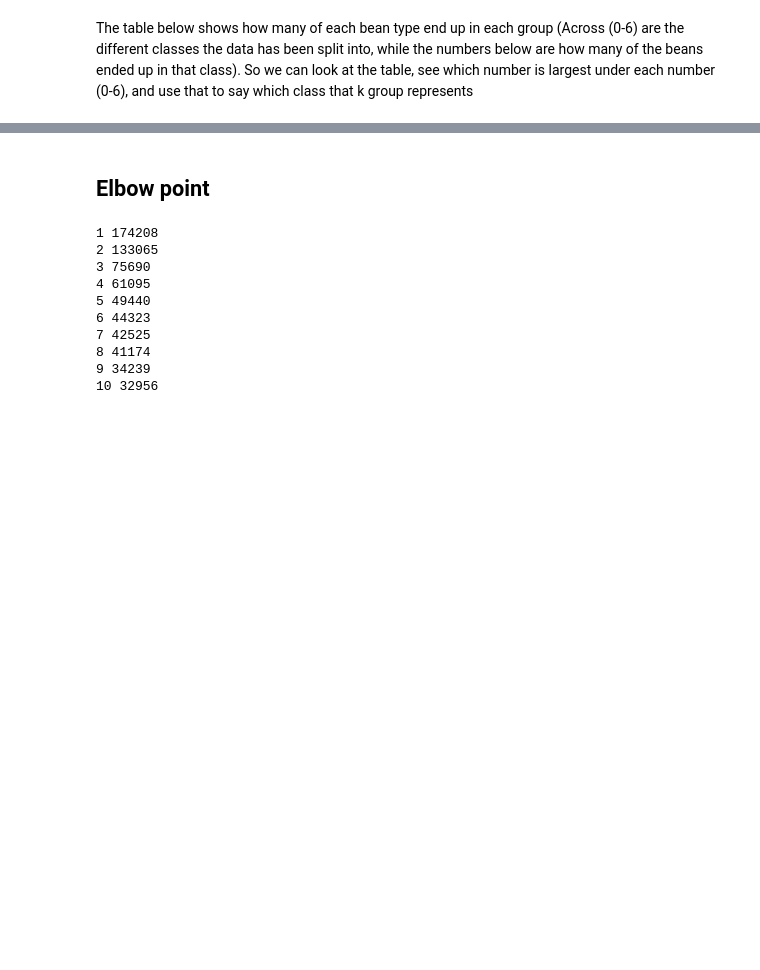
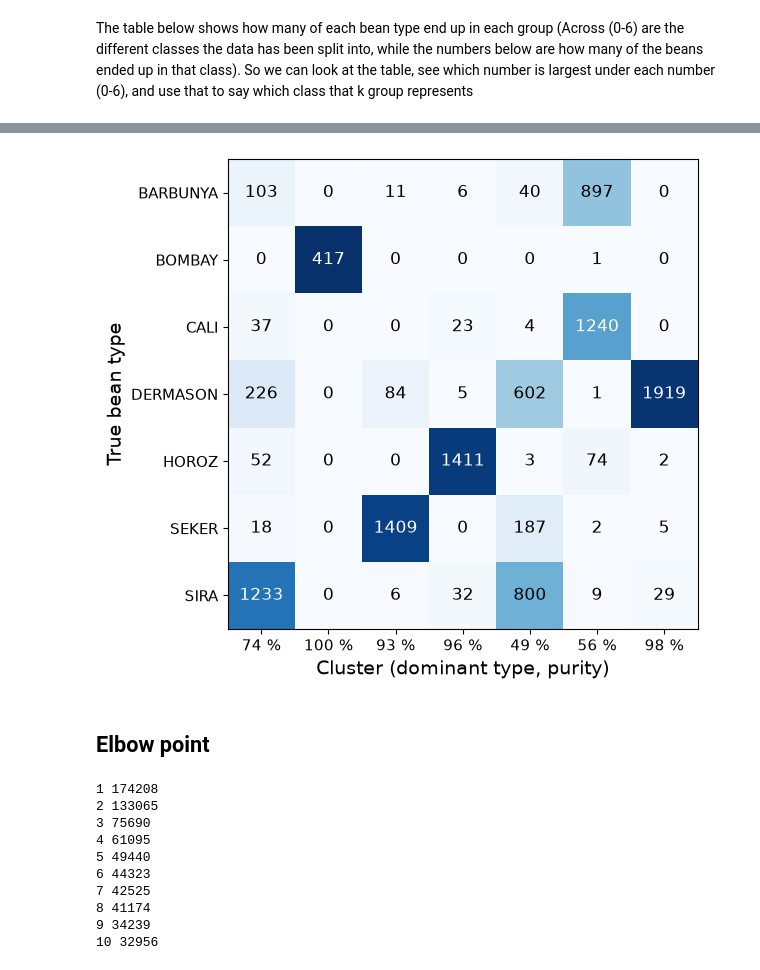
Before and after one commit to RadiantPilot/FYS-2021-Bean, a Jupyter notebook: Code.ipynb, the cells around one changed output, grey strips where cells are left out. Cells and saved outputs as stored; diff of their text form; code cells hidden in the pictures; blank space fills up the shorter version.

```diff
--- a/Code.ipynb
+++ b/Code.ipynb
@@ -280,3 +314,26 @@ SIRA      1233    0     6    32  800     9    29
+# %%
+purity = table.max() / table.sum()
+dominant = table.idxmax()
+col_names = [f"{purity[c]*100:.0f} %" for c in table.columns]
+
+fig, ax = plt.subplots(figsize=(10, 5.5))
+share = table / table.sum()                               # Hver rute delt på summen av kolonnen
+
+ax.imshow(share.values, cmap="Blues", vmin=0, vmax=1)    # Farge etter andel, fra 0 til 1
+
+for i in range(table.shape[0]):
+    for j in range(table.shape[1]):
+        color = "white" if share.values[i, j] > 0.5 else "black"
+        ax.text(j, i, table.values[i, j], ha="center", va="center", fontsize=12, color=color)
+
+ax.set_xticks(range(len(col_names)), col_names, fontsize=11)
+ax.set_yticks(range(len(table.index)), table.index, fontsize=11)
+ax.set_xlabel("Cluster (dominant type, purity)", fontsize=14)
+ax.set_ylabel("True bean type", fontsize=14)
+fig.tight_layout()
+fig.savefig("crosstab.png", dpi=300)
+# %% [output]
+[figure, added]
 # %% [markdown]
 ## Elbow point
 # %%
```
Also changed, not shown: parts of 4 cells of this notebook, 8 other files.
